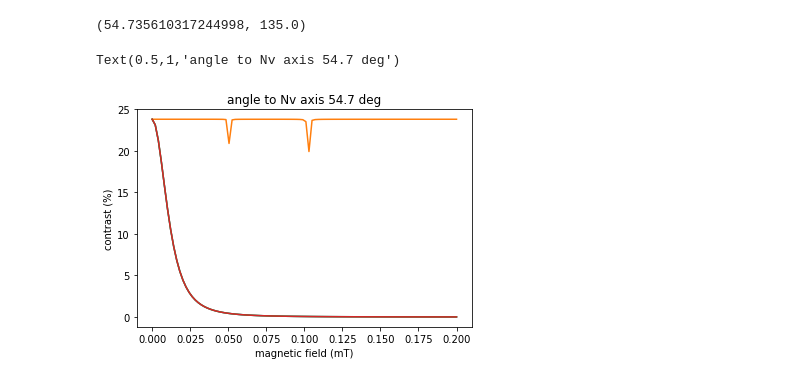
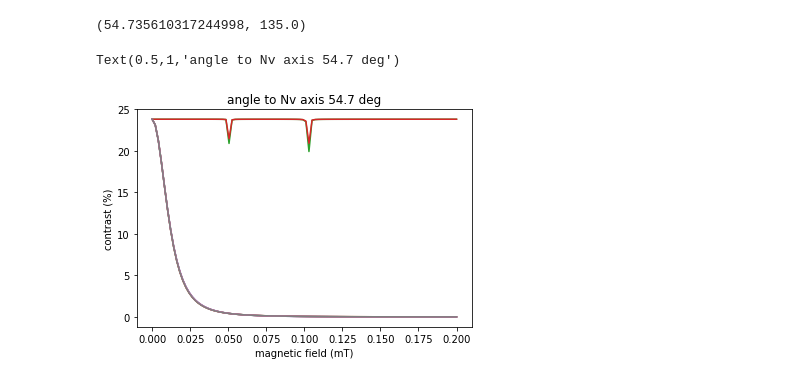
Before and after one commit to JanGieseler/pynvcenter, a Jupyter notebook: notebooks/NV_center_properties.ipynb, the cells around one changed output. Cells and saved outputs as stored; diff of their text form; code cells hidden in the pictures.

Commit message:
nv contrast in ensemble now calculated for both transitions (-1 and +1)

```diff
--- a/notebooks/NV_center_properties.ipynb
+++ b/notebooks/NV_center_properties.ipynb
@@ -126,30 +154,30 @@ theta, phi
 # %%
 # angle
 # theta = 57*np.pi/180
 theta = 54
 phi = 0
 
 # check that if the field is aligned with the NV the contrast stays constant
 theta, phi = nv.nNV_angles[1]
 
 theta = 54.7 # for small missalignment we get dips at the level crossings
 # phi = 0
 
 # convert to radias
 theta *= np.pi/180
 phi *= np.pi/180
 # field strength
 B_mag = np.linspace(0,0.20,100)
 
 
 Bs = np.array([B_mag*np.sin(theta)*np.cos(phi), B_mag*np.sin(theta)*np.sin(phi), B_mag*np.cos(theta)]).T
 
 
-
-plt.plot(B_mag, nv.esr_contrast_ensemble(Bs))
+for c in np.array([contrast.flatten() for contrast in nv.esr_contrast_ensemble(Bs)]).T:
+    plt.plot(B_mag, c)
 plt.xlabel('magnetic field (mT)')
 plt.ylabel('contrast (%)')
 plt.title('angle to Nv axis {:0.1f} deg'.format(theta*180/np.pi))
 # %% [output]
 Text(0.5,1,'angle to Nv axis 54.7 deg')
-[figure, old version]
+[figure, new version]
```
Also changed, not shown: parts of 3 cells of this notebook, 1 other file.
